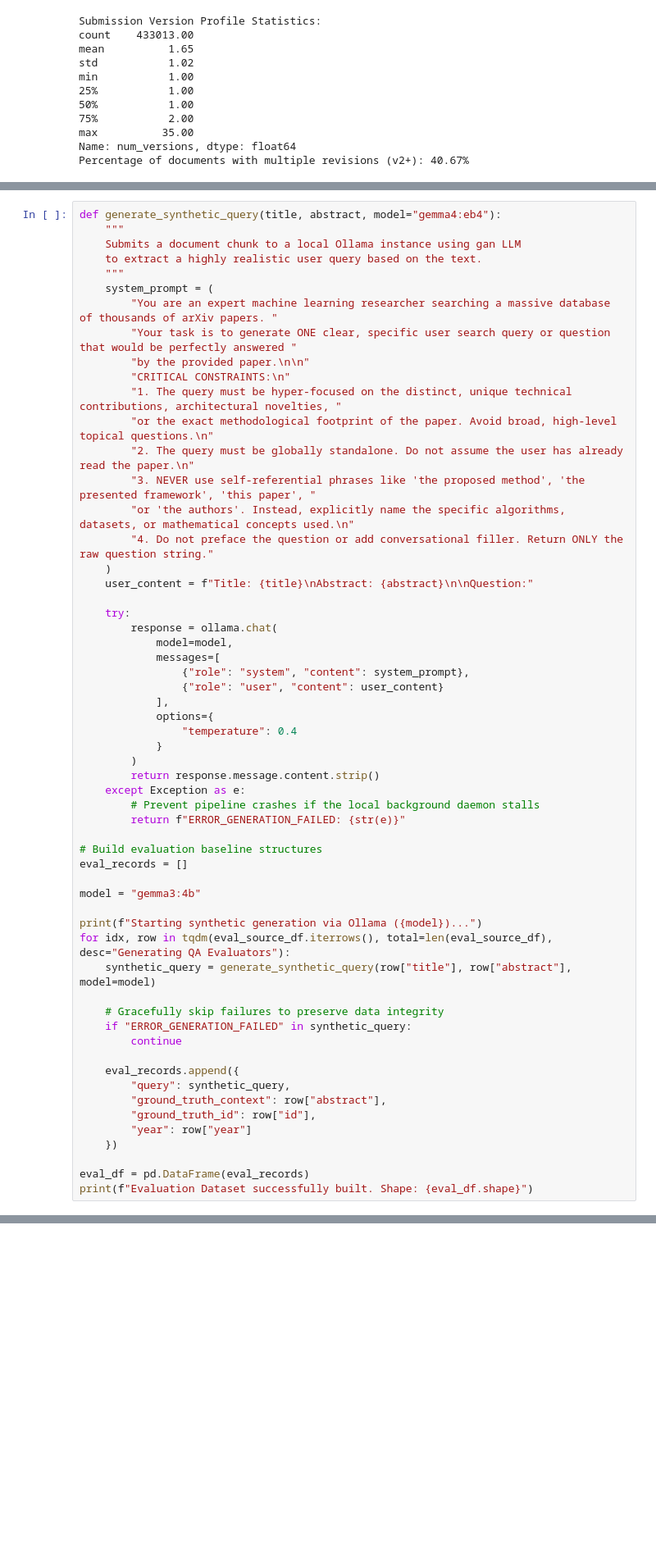
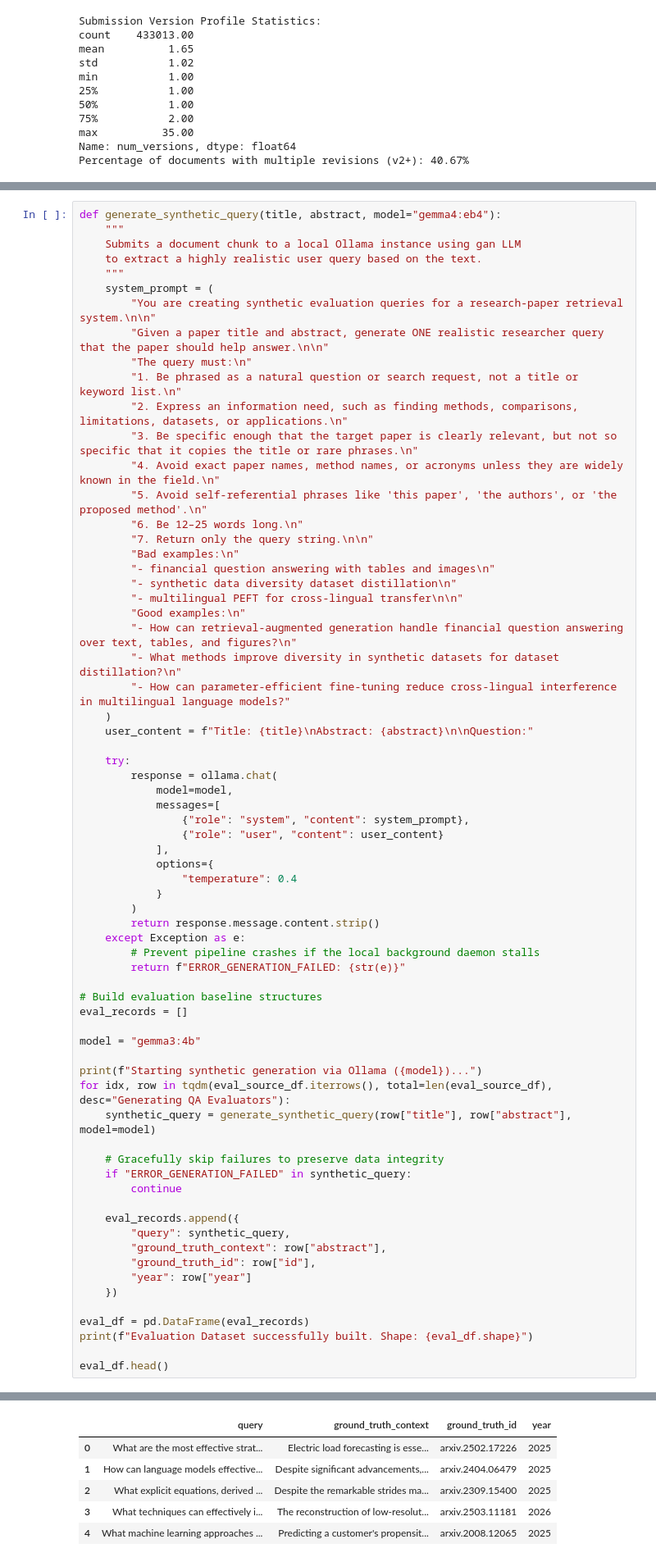
Before and after one commit to cdngouma/arxiv-rag, a Jupyter notebook: notebooks/01_prototype_rag.ipynb, the cells around one changed output, grey strips where cells are left out. Shown at 82% size. Cells and saved outputs as stored; diff of their text form; blank space fills up the shorter version.

```diff
--- a/notebooks/01_prototype_rag.ipynb
+++ b/notebooks/01_prototype_rag.ipynb
@@ -277,16 +305,24 @@ def generate_synthetic_query(title, abstract, model="gemma4:eb4"):
     to extract a highly realistic user query based on the text.
     """
     system_prompt = (
-        "You are an expert machine learning researcher searching a massive database of thousands of arXiv papers. "
-        "Your task is to generate ONE clear, specific user search query or question that would be perfectly answered "
-        "by the provided paper.\n\n"
-        "CRITICAL CONSTRAINTS:\n"
-        "1. The query must be hyper-focused on the distinct, unique technical contributions, architectural novelties, "
-        "or the exact methodological footprint of the paper. Avoid broad, high-level topical questions.\n"
-        "2. The query must be globally standalone. Do not assume the user has already read the paper.\n"
-        "3. NEVER use self-referential phrases like 'the proposed method', 'the presented framework', 'this paper', "
-        "or 'the authors'. Instead, explicitly name the specific algorithms, datasets, or mathematical concepts used.\n"
-        "4. Do not preface the question or add conversational filler. Return ONLY the raw question string."
+        "You are creating synthetic evaluation queries for a research-paper retrieval system.\n\n"
+        "Given a paper title and abstract, generate ONE realistic researcher query that the paper should help answer.\n\n"
+        "The query must:\n"
+        "1. Be phrased as a natural question or search request, not a title or keyword list.\n"
+        "2. Express an information need, such as finding methods, comparisons, limitations, datasets, or applications.\n"
+        "3. Be specific enough that the target paper is clearly relevant, but not so specific that it copies the title or rare phrases.\n"
+        "4. Avoid exact paper names, method names, or acronyms unless they are widely known in the field.\n"
+        "5. Avoid self-referential phrases like 'this paper', 'the authors', or 'the proposed method'.\n"
+        "6. Be 12–25 words long.\n"
+        "7. Return only the query string.\n\n"
+        "Bad examples:\n"
+        "- financial question answering with tables and images\n"
+        "- synthetic data diversity dataset distillation\n"
+        "- multilingual PEFT for cross-lingual transfer\n\n"
+        "Good examples:\n"
+        "- How can retrieval-augmented generation handle financial question answering over text, tables, and figures?\n"
+        "- What methods improve diversity in synthetic datasets for dataset distillation?\n"
+        "- How can parameter-efficient fine-tuning reduce cross-lingual interference in multilingual language models?"
     )
     user_content = f"Title: {title}\nAbstract: {abstract}\n\nQuestion:"
 
@@ -304,30 +340,38 @@ def generate_synthetic_query(title, abstract, model="gemma4:eb4"):
         return response.message.content.strip()
     except Exception as e:
         # Prevent pipeline crashes if the local background daemon stalls
         return f"ERROR_GENERATION_FAILED: {str(e)}"
 
 # Build evaluation baseline structures
 eval_records = []
 
 model = "gemma3:4b"
 
 print(f"Starting synthetic generation via Ollama ({model})...")
 for idx, row in tqdm(eval_source_df.iterrows(), total=len(eval_source_df), desc="Generating QA Evaluators"):
     synthetic_query = generate_synthetic_query(row["title"], row["abstract"], model=model)
 
     # Gracefully skip failures to preserve data integrity
     if "ERROR_GENERATION_FAILED" in synthetic_query:
         continue
 
     eval_records.append({
         "query": synthetic_query,
         "ground_truth_context": row["abstract"],
         "ground_truth_id": row["id"],
         "year": row["year"]
     })
 
 eval_df = pd.DataFrame(eval_records)
 print(f"Evaluation Dataset successfully built. Shape: {eval_df.shape}")
+
+eval_df.head()
 # %% [output]
 Starting synthetic generation via Ollama (gemma3:4b)...
 Evaluation Dataset successfully built. Shape: (400, 4)
+|  | query | ground_truth_context | ground_truth_id | year |
+| 0 | What are the most effective strat... | Electric load forecasting is esse... | arxiv.2502.17226 | 2025 |
+| 1 | How can language models effective... | Despite significant advancements,... | arxiv.2404.06479 | 2025 |
+| 2 | What explicit equations, derived ... | Despite the remarkable strides ma... | arxiv.2309.15400 | 2025 |
+| 3 | What techniques can effectively i... | The reconstruction of low-resolut... | arxiv.2503.11181 | 2026 |
+| 4 | What machine learning approaches ... | Predicting a customer's propensit... | arxiv.2008.12065 | 2025 |
```
Also changed, not shown: parts of 30 cells of this notebook.
